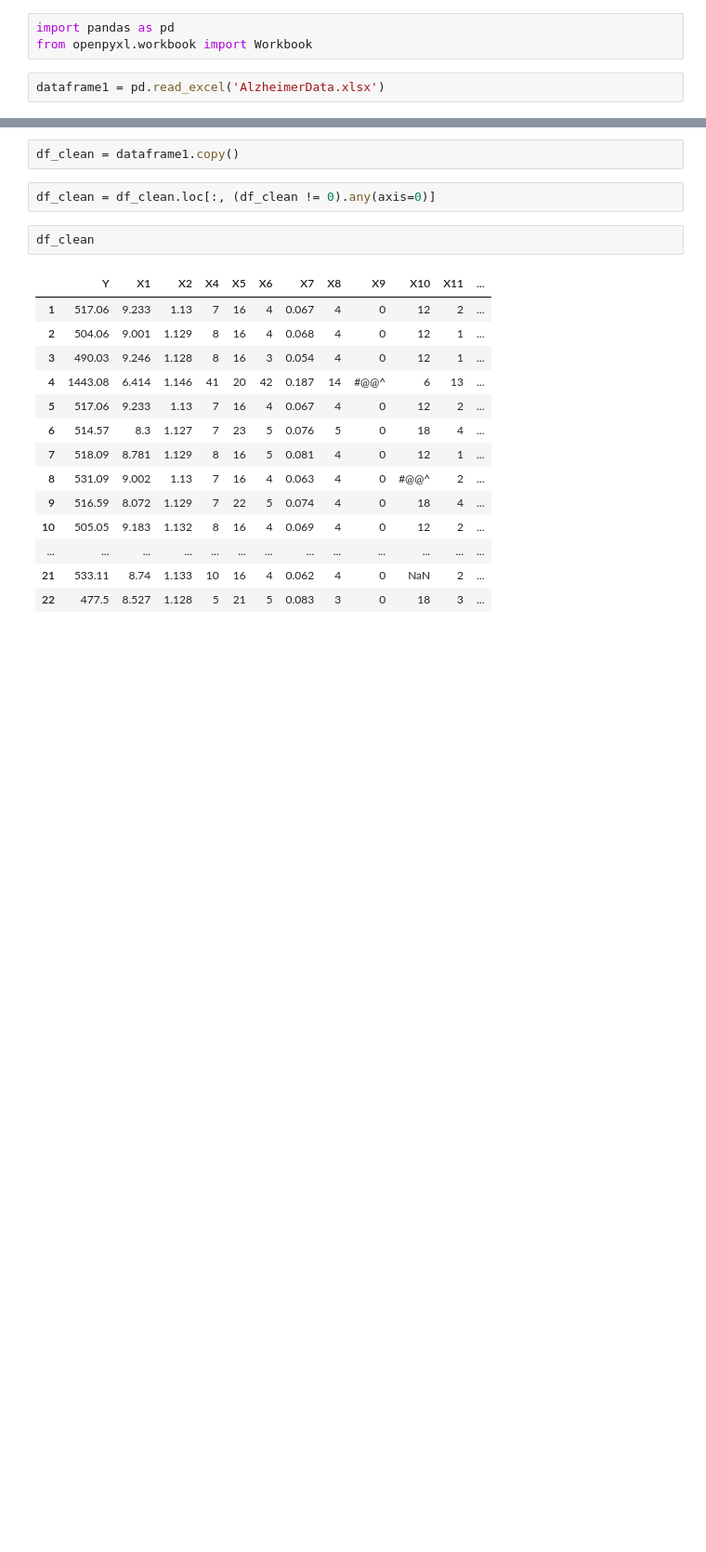
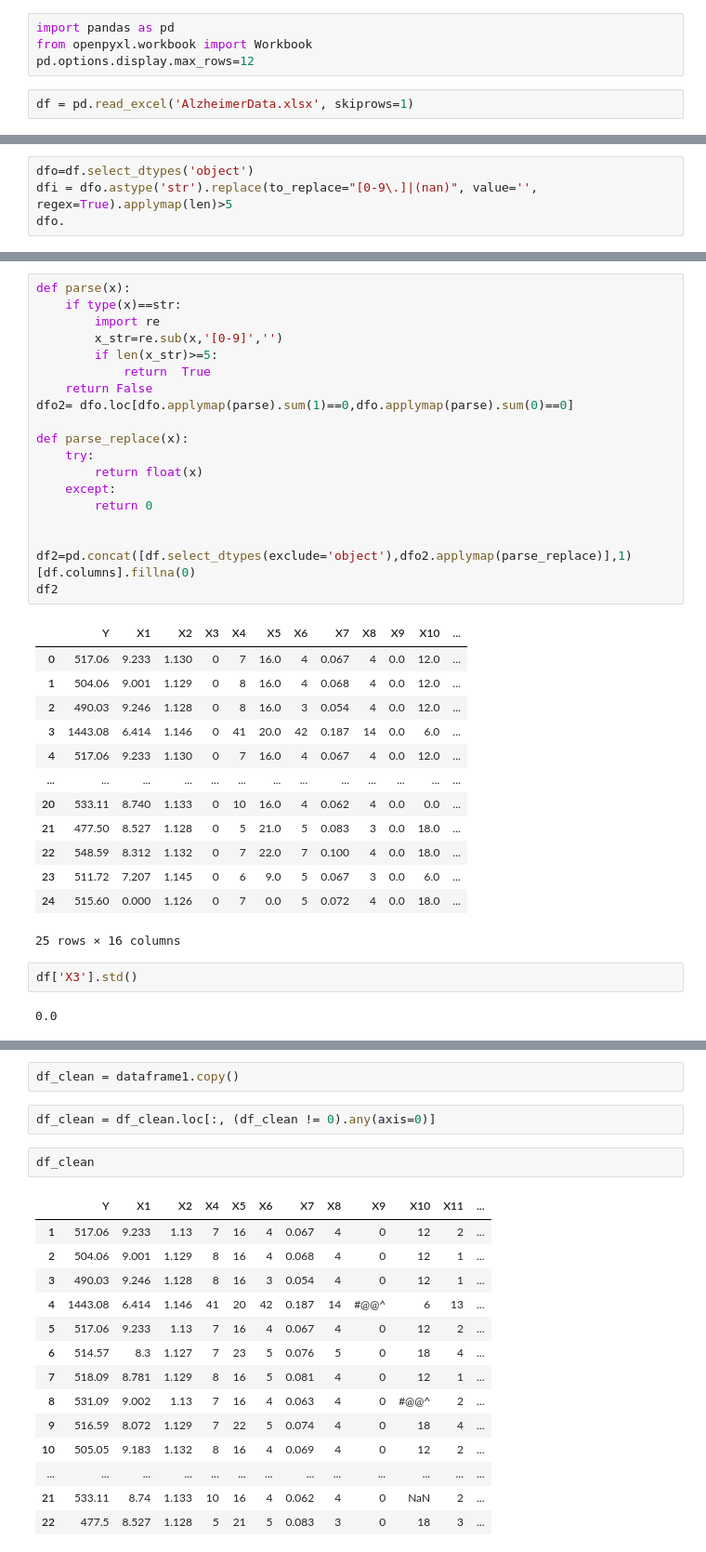
Before and after one commit to azadehiranmehr/lab2-Q2, a Jupyter notebook: lab2-q2.ipynb, the cells around one changed output, grey strips where cells are left out. Shown at 93% size. Saved outputs shown, nothing was run; the diff lists cells and outputs as text; blank space fills up the shorter version.

```diff
--- a/lab2-q2.ipynb
+++ b/lab2-q2.ipynb
@@ -1,5 +1,6 @@
 # %%
 import pandas as pd
 from openpyxl.workbook import Workbook
+pd.options.display.max_rows=12
 # %%
-dataframe1 = pd.read_excel('AlzheimerData.xlsx')
+df = pd.read_excel('AlzheimerData.xlsx', skiprows=1)
@@ -55,0 +15,4 @@ dataframe1
+# %%
+dfo=df.select_dtypes('object')
+dfi = dfo.astype('str').replace(to_replace="[0-9\.]|(nan)", value='', regex=True).applymap(len)>5
+dfo.
@@ -55,0 +33,37 @@ dataframe1
+# %%
+def parse(x):
+    if type(x)==str:
+        import re
+        x_str=re.sub(x,'[0-9]','')
+        if len(x_str)>=5:
+            return  True
+    return False
+dfo2= dfo.loc[dfo.applymap(parse).sum(1)==0,dfo.applymap(parse).sum(0)==0]
+
+def parse_replace(x):
+    try:
+        return float(x)
+    except:
+        return 0
+
+
+df2=pd.concat([df.select_dtypes(exclude='object'),dfo2.applymap(parse_replace)],1)[df.columns].fillna(0)
+df2
+# %% [output]
+|  | Y | X1 | X2 | X3 | X4 | X5 | X6 | X7 | X8 | X9 | X10 | ... |
+| 0 | 517.06 | 9.233 | 1.130 | 0 | 7 | 16.0 | 4 | 0.067 | 4 | 0.0 | 12.0 | ... |
+| 1 | 504.06 | 9.001 | 1.129 | 0 | 8 | 16.0 | 4 | 0.068 | 4 | 0.0 | 12.0 | ... |
+| 2 | 490.03 | 9.246 | 1.128 | 0 | 8 | 16.0 | 3 | 0.054 | 4 | 0.0 | 12.0 | ... |
+| 3 | 1443.08 | 6.414 | 1.146 | 0 | 41 | 20.0 | 42 | 0.187 | 14 | 0.0 | 6.0 | ... |
+| 4 | 517.06 | 9.233 | 1.130 | 0 | 7 | 16.0 | 4 | 0.067 | 4 | 0.0 | 12.0 | ... |
+| ... | ... | ... | ... | ... | ... | ... | ... | ... | ... | ... | ... | ... |
+| 20 | 533.11 | 8.740 | 1.133 | 0 | 10 | 16.0 | 4 | 0.062 | 4 | 0.0 | 0.0 | ... |
+| 21 | 477.50 | 8.527 | 1.128 | 0 | 5 | 21.0 | 5 | 0.083 | 3 | 0.0 | 18.0 | ... |
+| 22 | 548.59 | 8.312 | 1.132 | 0 | 7 | 22.0 | 7 | 0.100 | 4 | 0.0 | 18.0 | ... |
+| 23 | 511.72 | 7.207 | 1.145 | 0 | 6 | 9.0 | 5 | 0.067 | 3 | 0.0 | 6.0 | ... |
+| 24 | 515.60 | 0.000 | 1.126 | 0 | 7 | 0.0 | 5 | 0.072 | 4 | 0.0 | 18.0 | ... |
+25 rows × 16 columns
+# %%
+df['X3'].std()
+# %% [output]
+0.0
```
Also changed, not shown: parts of 9 cells of this notebook.
